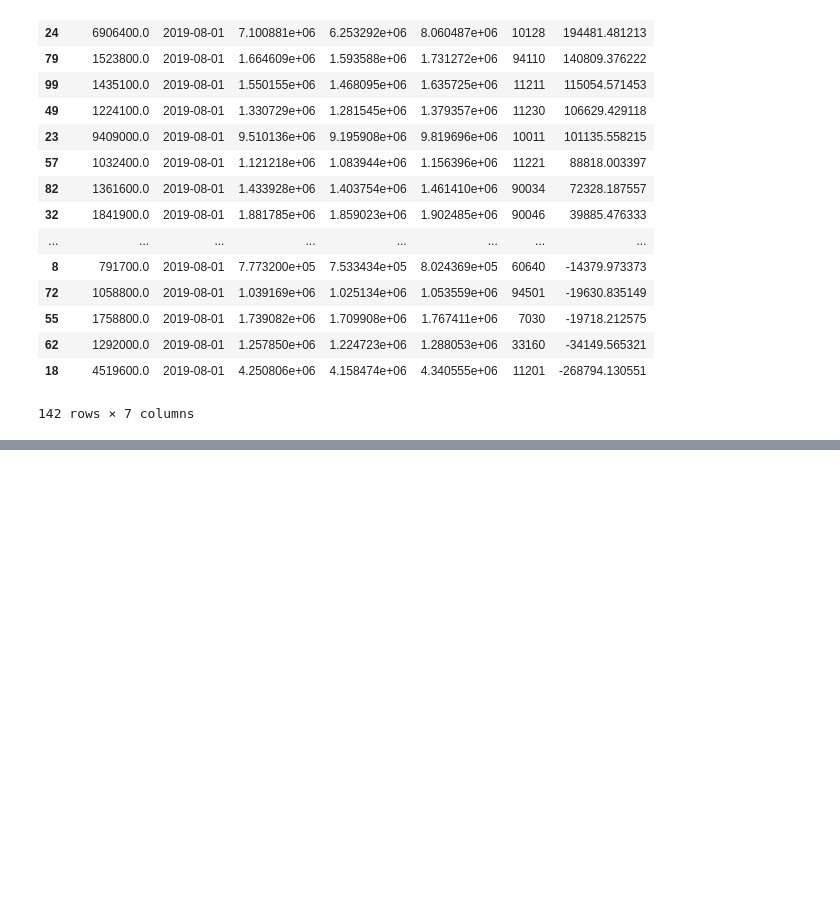
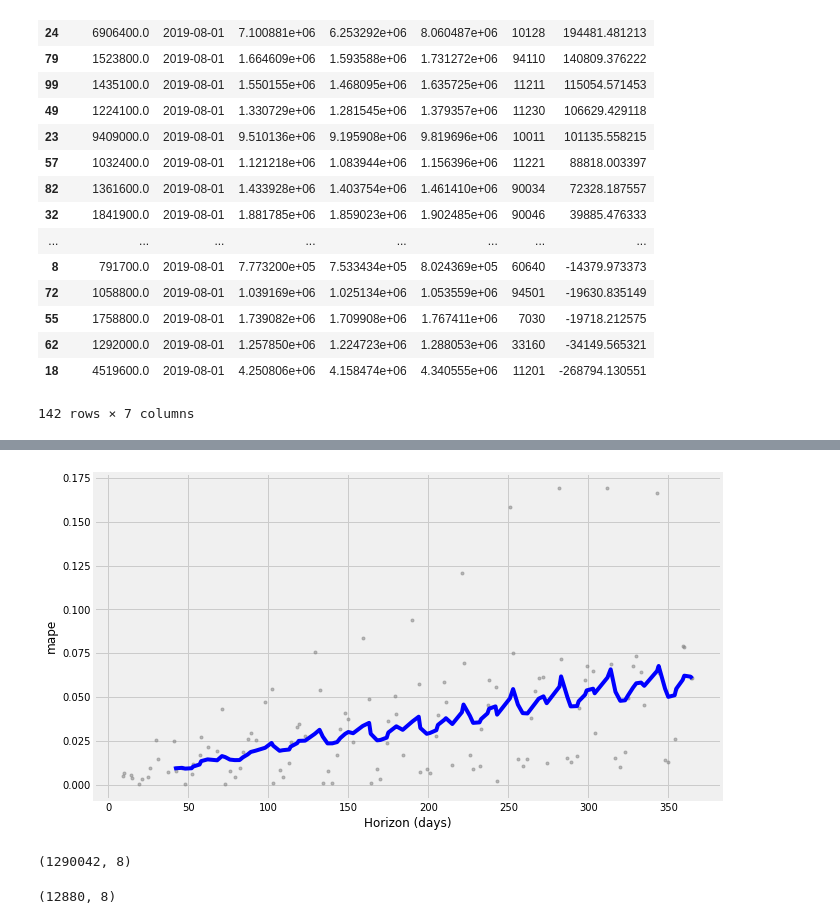
Before and after one commit to Jkim516/HomeValue_Time_Series_Analysis, a Jupyter notebook: prophet_model.ipynb, the cells around one changed output, grey strips where cells are left out. Drawn from its saved outputs; the diff is of its cells as text; code cells hidden in the pictures; blank space fills up the shorter version.

Commit message:
time series analysis & cross validation on top 5 zip code.

```diff
--- a/prophet_model.ipynb
+++ b/prophet_model.ipynb
@@ -206,0 +434,5 @@ zillow_data.csv
+# %%
+cv_89108 = ts_89108.rename(columns={'Date': 'ds',
+                        'Value': 'y'})
+m = proph()
+m.fit(cv_89108)
@@ -206,0 +458,4 @@ zillow_data.csv
+# %%
+from fbprophet.diagnostics import cross_validation, performance_metrics
+df_cv = cross_validation(m, initial='730 days', period='180 days', horizon='365 days')
+df_cv.head()
@@ -206,0 +482,13 @@ zillow_data.csv
+# %%
+from fbprophet.plot import plot_cross_validation_metric
+fig3 = plot_cross_validation_metric(df_cv, metric='mape')
+# %% [output]
+[figure, added]
+# %%
+df.shape
+# %% [output]
+(1290042, 8)
+# %%
+df_topone.shape
+# %% [output]
+(12880, 8)
```
Also changed, not shown: parts of 37 cells of this notebook.
